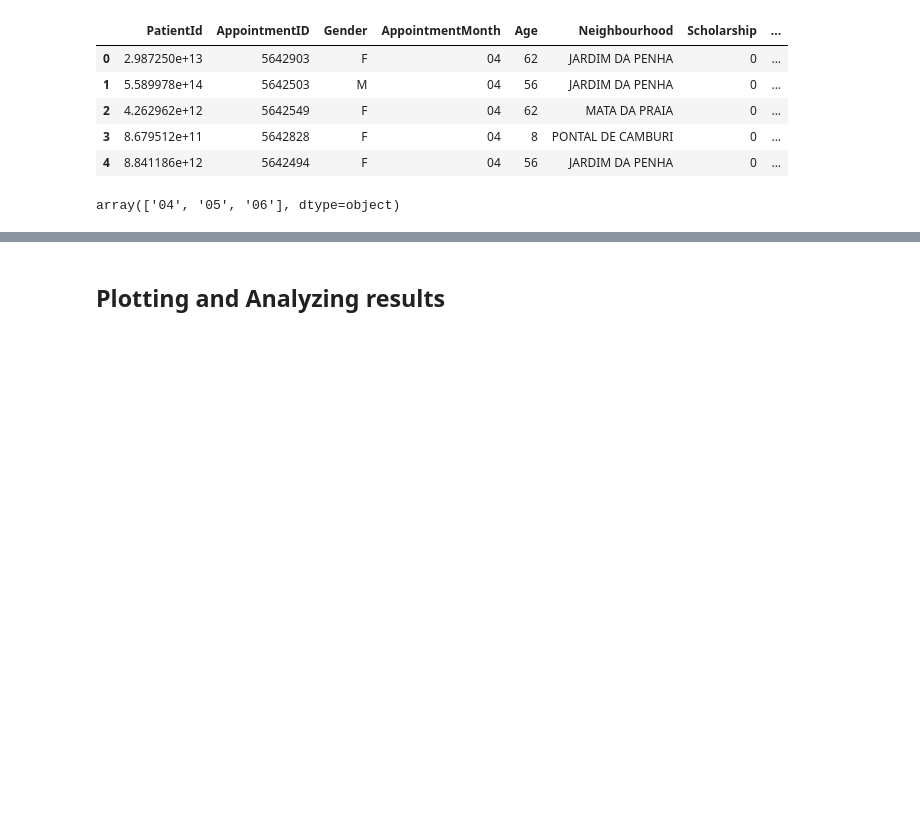
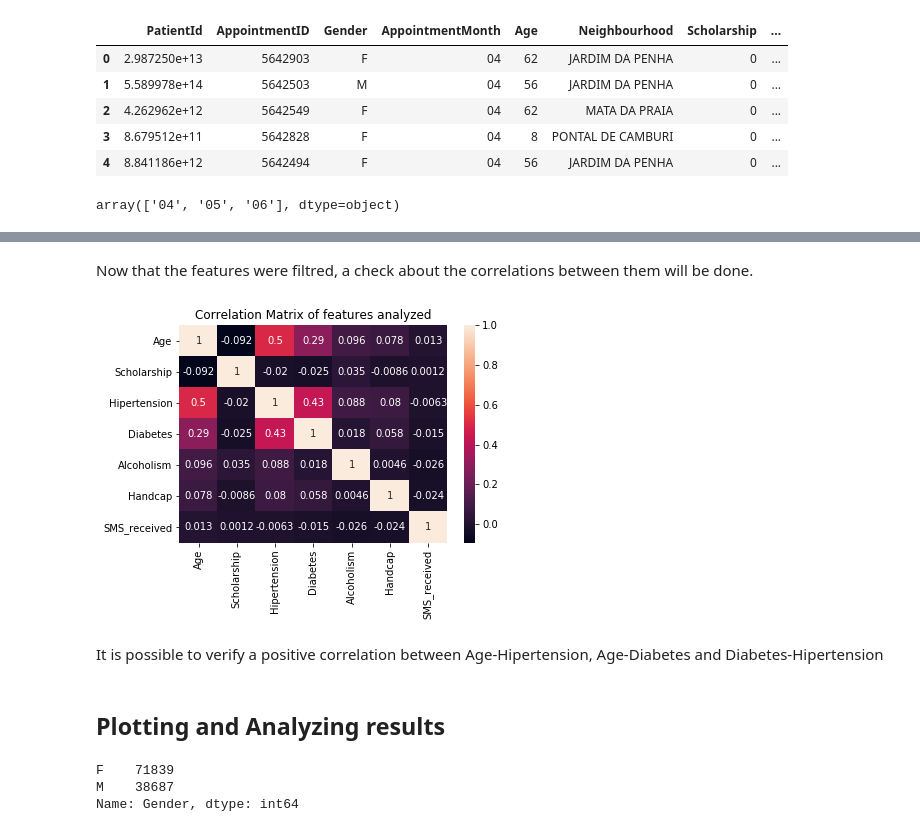
Before and after one commit to kcirne25/med_appointments, a Jupyter notebook: No-show-med-appointments.ipynb, the cells around one changed output, grey strips where cells are left out. Saved outputs shown, nothing was run; the diff lists cells and outputs as text; code cells hidden in the pictures; blank space fills up the shorter version.

```diff
--- a/No-show-med-appointments.ipynb
+++ b/No-show-med-appointments.ipynb
@@ -218,0 +242,5 @@ df_app.head(3)
+# %%
+# Deleting negative value and checking change
+
+df_app.drop(df_app.loc[df_app['Age'] == -1].index, inplace=True)
+uniqueValues('Age')
@@ -219,2 +257,13 @@ df_app.head(3)
+# %% [markdown]
+Now that the features were filtred, a check about the correlations between them will be done.
+# %%
+corrMatrix = df_app.corr()
+sns.heatmap(corrMatrix, annot=True)
+plt.title('Correlation Matrix of features analyzed')
+plt.show()
+# %% [output]
+[figure, added]
+# %% [markdown]
+It is possible to verify a positive correlation between Age-Hipertension, Age-Diabetes and Diabetes-Hipertension
 # %% [markdown]
 ## Plotting and Analyzing results
@@ -222,0 +270,6 @@ df_app['Neighbourhood'].unique()
+# %%
+df_app.Gender.value_counts()
+# %% [output]
+F    71839
+M    38687
+Name: Gender, dtype: int64
```
Also changed, not shown: parts of 25 cells of this notebook.
